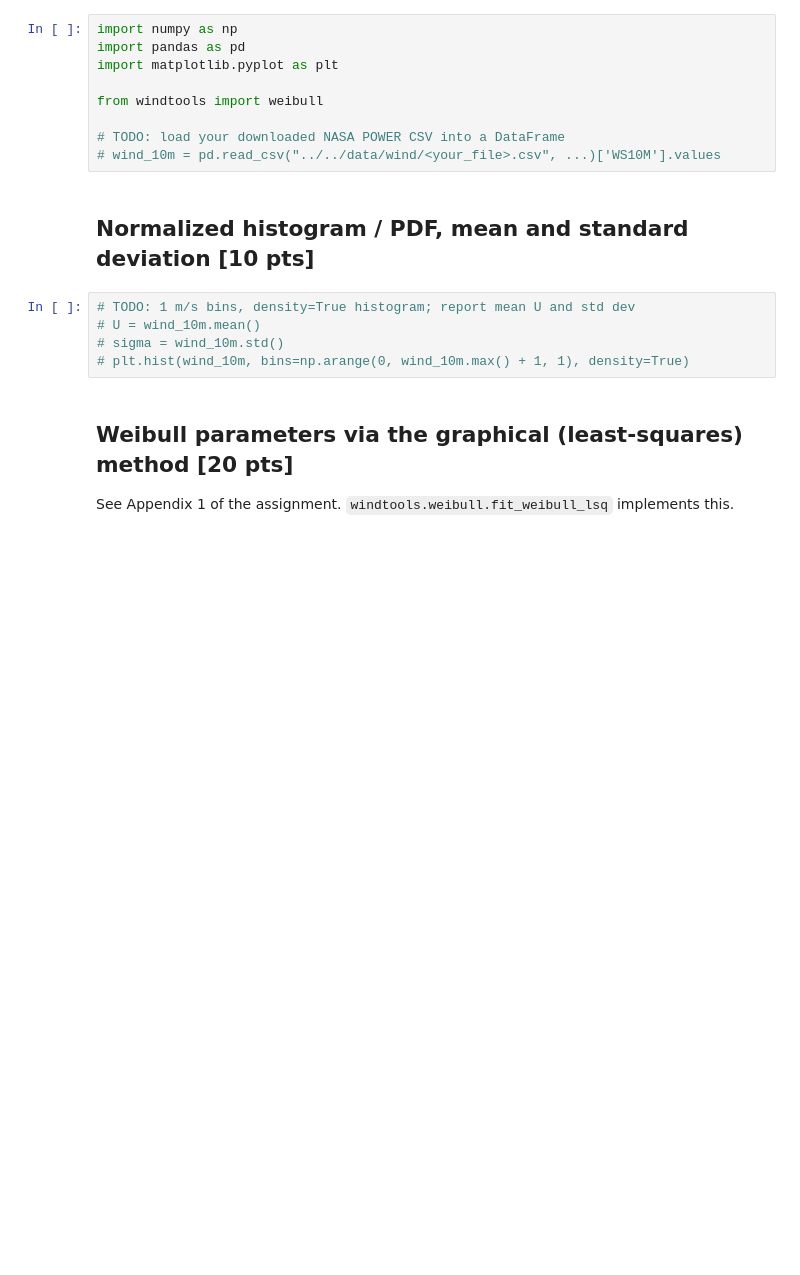
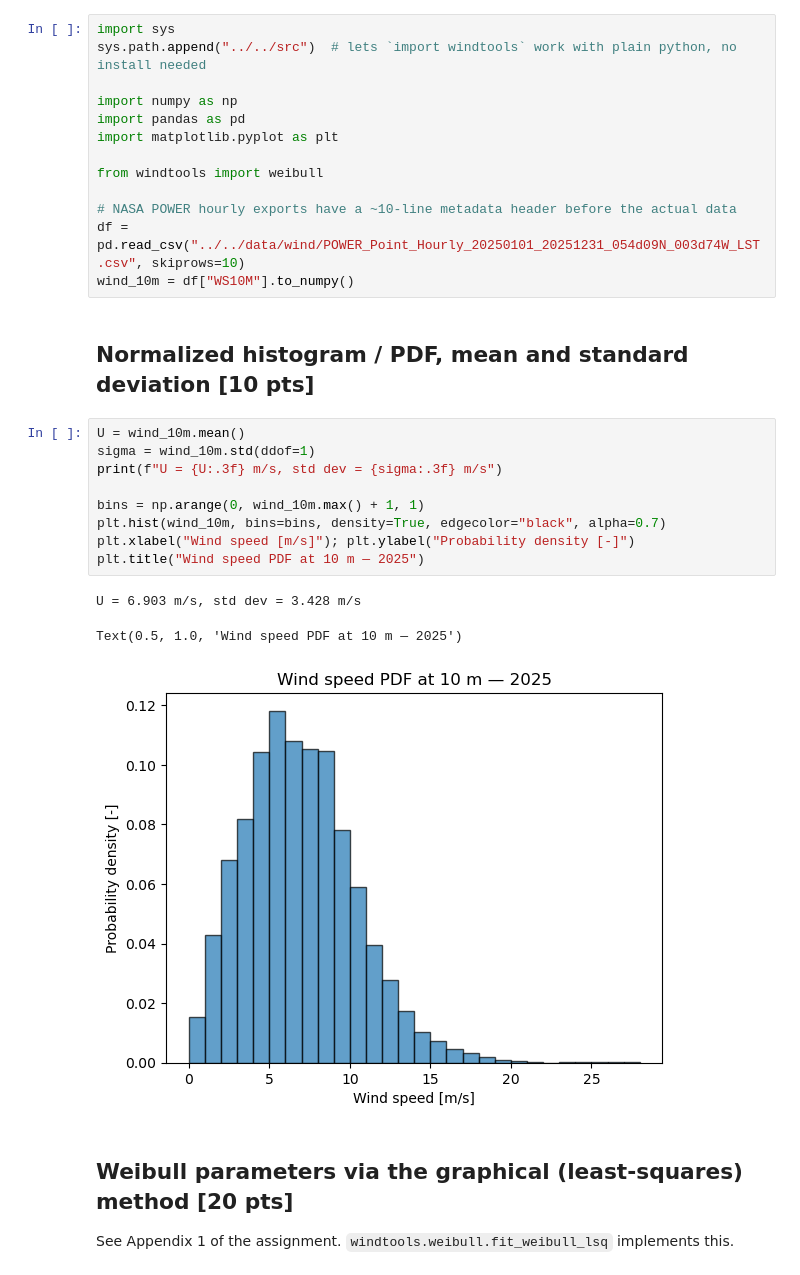
Before and after one commit to httpAmran/OE44170-wind-energy, a Jupyter notebook: assignment1/notebooks/part1_wind_resource.ipynb, the cells around one changed output. Drawn from its saved outputs; the diff is of its cells as text; blank space fills up the shorter version.

```diff
--- a/assignment1/notebooks/part1_wind_resource.ipynb
+++ b/assignment1/notebooks/part1_wind_resource.ipynb
@@ -7,19 +7,31 @@ Data: hourly wind speed at 10 m height for 2025, downloaded from [NASA POWER](ht
 # %%
+import sys
+sys.path.append("../../src")  # lets `import windtools` work with plain python, no install needed
+
 import numpy as np
 import pandas as pd
 import matplotlib.pyplot as plt
 
 from windtools import weibull
 
-# TODO: load your downloaded NASA POWER CSV into a DataFrame
-# wind_10m = pd.read_csv("../../data/wind/<your_file>.csv", ...)['WS10M'].values
+# NASA POWER hourly exports have a ~10-line metadata header before the actual data
+df = pd.read_csv("../../data/wind/POWER_Point_Hourly_20250101_20251231_054d09N_003d74W_LST.csv", skiprows=10)
+wind_10m = df["WS10M"].to_numpy()
 # %% [markdown]
 ## Normalized histogram / PDF, mean and standard deviation [10 pts]
-# %%
-# TODO: 1 m/s bins, density=True histogram; report mean U and std dev
-# U = wind_10m.mean()
-# sigma = wind_10m.std()
-# plt.hist(wind_10m, bins=np.arange(0, wind_10m.max() + 1, 1), density=True)
+# %%
+U = wind_10m.mean()
+sigma = wind_10m.std(ddof=1)
+print(f"U = {U:.3f} m/s, std dev = {sigma:.3f} m/s")
+
+bins = np.arange(0, wind_10m.max() + 1, 1)
+plt.hist(wind_10m, bins=bins, density=True, edgecolor="black", alpha=0.7)
+plt.xlabel("Wind speed [m/s]"); plt.ylabel("Probability density [-]")
+plt.title("Wind speed PDF at 10 m — 2025")
+# %% [output]
+U = 6.903 m/s, std dev = 3.428 m/s
+Text(0.5, 1.0, 'Wind speed PDF at 10 m — 2025')
+[figure, added]
 # %% [markdown]
 ## Weibull parameters via the graphical (least-squares) method [20 pts]
 
```
Also changed, not shown: parts of 3 cells of this notebook, 12 other files.
